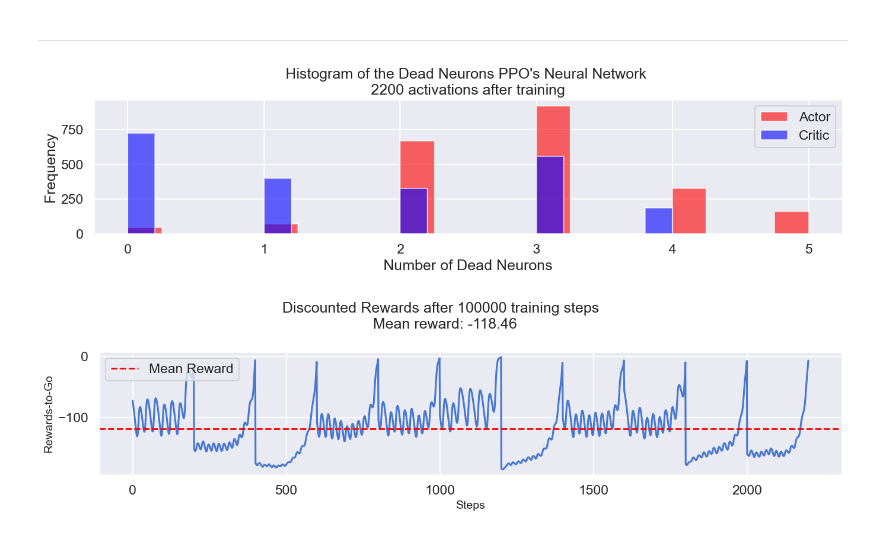
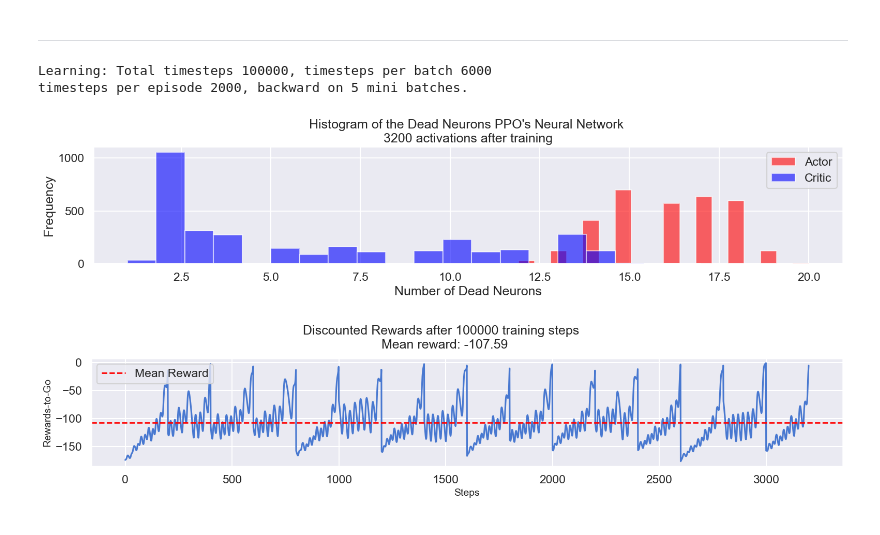
Before and after one commit to Drykx/RL-Rumble, a Jupyter notebook: notebook.ipynb, the cells around one changed output. Cells and saved outputs as stored; diff of their text form; code cells hidden in the pictures.

```diff
--- a/notebook.ipynb
+++ b/notebook.ipynb
@@ -58,20 +60,25 @@ For hooks
 # %%
 class Feedforward(nn.Module):
     def __init__(self, input_dim, hidden_dim, output_dim):
+
         super(Feedforward, self).__init__()
+
         self.fc1 = nn.Linear(input_dim, hidden_dim)
         self.fc2 = nn.Linear(hidden_dim, output_dim)
-        self.activations = None # To store activations
 
     def forward(self, obs):
         # Convert obs to tensor
         if isinstance(obs, np.ndarray):
             obs = torch.tensor(obs, dtype = torch.float)
         # Forward pass
-        obs = F.relu(self.fc1(obs))
-        self.activations = obs.detach().cpu()
-        obs = self.fc2(obs)
-        return obs
+        activation_1 = F.relu(self.fc1(obs))
+        activation_2 = self.fc2(activation_1)
+        return activation_2
+
+    def vizualisation(self,obs):
+
+        activation = F.relu(self.fc1(obs))
+        return(activation)
 # %%
 class PPO():
 
@@ -103,7 +110,7 @@ class PPO():
         self.n_updates_per_iteration   = 5
         self.clip                      = 0.2
         self.lr                        = 0.005
-        self.hidden_dim                = 5
+        self.hidden_dim                = 32
         self.num_minibatches           = 5
         self.entropy_coef              = 0.1
         self.max_grad_norm             = 0.5
@@ -168,7 +175,7 @@ class PPO():
         batch_rgts = self.compute_rgts(batch_rews)
         batch_gae  = self.compute_gae(batch_rews, batch_vals, batch_dones)
 
-        return batch_obs,batch_acts, batch_log_probs, batch_rgts, batch_lens, batch_vals, batch_dones
+        return batch_obs,batch_acts, batch_log_probs, batch_rgts, batch_lens
 
     def compute_rgts(self, batch_rews: list[list[float]]) -> torch.Tensor:
         "Compute RTG for each episode in a batch"
@@ -221,11 +228,13 @@ class PPO():
 
     def learn(self, total_timesteps: int):
 
+        print(f"Learning: Total timesteps {total_timesteps}, timesteps per batch {self.timesteps_per_batch}")
+        print(f"timesteps per episode {self.max_timesteps_per_episode}, backward on {self.num_minibatches} mini batches.")
         current_timestep = 0
 
         while current_timestep < total_timesteps:
             # Rollout
-            batch_obs, batch_acts, batch_log_probs, batch_rgts, batch_lens, batch_vals, batch_dones  = self.rollout()
+            batch_obs, batch_acts, batch_log_probs, batch_rgts, batch_lens  = self.rollout()
             # Update number steps
             current_timestep += np.sum(batch_lens)
 
@@ -307,41 +316,43 @@ model = PPO(env)
 # %%
 total_timesteps = 100000
 model.learn(total_timesteps)
+# %% [output]
+Learning: Total timesteps 100000, timesteps per batch 6000
+timesteps per episode 2000, backward on 5 mini batches.
 # %%
-batch_obs, batch_acts, batch_log_probs, batch_rgts, batch_lens, batch_vals, batch_dones = model.rollout()
+batch_obs, batch_acts, batch_log_probs, batch_rgts, batch_lens = model.rollout()
 if device == "cuda": batch_rgts = batch_rgts.to("cpu")
 mean_reward = batch_rgts.mean()
 # %%
 # Forward pass through actor and critic
-model.actor(batch_obs)
-actor_acts = model.actor.activations
+actor_acts = model.actor.vizualisation(batch_obs)
 actor_dead_neurons = actor_acts == 0
 number_actor_dead_neurons = actor_dead_neurons.sum(axis=1)
 
 model.critic(batch_obs)
-critic_acts = model.critic.activations
+critic_acts = model.critic.vizualisation(batch_obs)
 critic_dead_neurons = critic_acts == 0
 number_critic_dead_neurons = critic_dead_neurons.sum(axis=1)
 
 
 actor_counts = number_actor_dead_neurons.cpu().numpy()
 critic_counts = number_critic_dead_neurons.cpu().numpy()
 
-plt.figure(figsize=(14, 4))
+plt.figure(figsize=(16, 4))
 
 plt.hist(actor_counts, bins=20, alpha=0.6, color='red', label='Actor')
 plt.hist(critic_counts, bins=20, alpha=0.6, color='blue', label='Critic')
 
 plt.title(f"Histogram of the Dead Neurons PPO's Neural Network \n{batch_obs.size(0)} activations after training")
 plt.xlabel("Number of Dead Neurons")
 plt.ylabel("Frequency")
 plt.legend()
 plt.tight_layout()
 plt.show()
 # %% [output]
-[figure, old version]
+[figure, new version]
 # %%
-plt.figure(figsize=(14, 4))
+plt.figure(figsize=(16, 4))
 
 sns.lineplot(data=batch_rgts)
 
@@ -354,11 +365,11 @@ plt.ylabel("Rewards-to-Go", fontsize=14)
 plt.suptitle(
     f"Discounted Rewards after {total_timesteps} training steps \n Mean reward: {mean_reward:.2f}",
     fontsize=18,
-    y=0.95  # push the title slightly up so it doesn't overlap with plot
+    y=0.9
 )
 
 plt.legend(loc='upper left')
 plt.tight_layout()
 plt.show()
 # %% [output]
-[figure, old version]
+[figure, new version]
```
Also changed, not shown: parts of 1 cell of this notebook, 4 other files.
